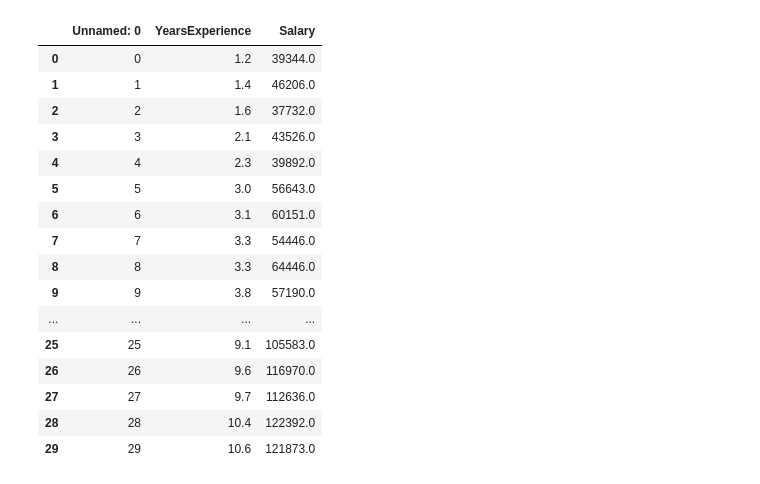
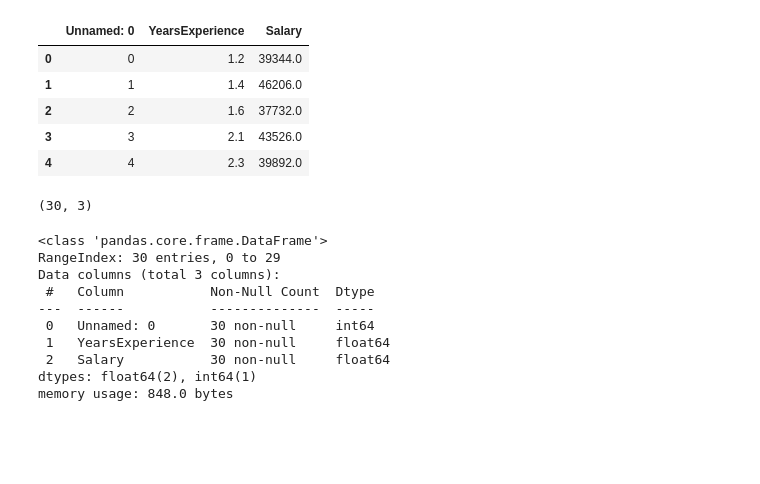
Before and after one commit to Phaneendra-Bottu/Kaggle, a Jupyter notebook: salaryPredction-linear-regression.ipynb, the cells around one changed output. Drawn from its saved outputs; the diff is of its cells as text; code cells hidden in the pictures; blank space fills up the shorter version.

Commit message:
Kaggle Notebook | SalaryPredction-Linear-Regression | Version 2

```diff
--- a/salaryPredction-linear-regression.ipynb
+++ b/salaryPredction-linear-regression.ipynb
@@ -9,22 +7,28 @@ from sklearn.metrics import accuracy_score
 # %%
 data = pd.read_csv("/kaggle/input/salary-dataset-simple-linear-regression/Salary_dataset.csv")
 # %%
-data
+data.head()
 # %% [output]
 |  | Unnamed: 0 | YearsExperience | Salary |
 | 0 | 0 | 1.2 | 39344.0 |
 | 1 | 1 | 1.4 | 46206.0 |
 | 2 | 2 | 1.6 | 37732.0 |
 | 3 | 3 | 2.1 | 43526.0 |
 | 4 | 4 | 2.3 | 39892.0 |
-| 5 | 5 | 3.0 | 56643.0 |
-| 6 | 6 | 3.1 | 60151.0 |
-| 7 | 7 | 3.3 | 54446.0 |
-| 8 | 8 | 3.3 | 64446.0 |
-| 9 | 9 | 3.8 | 57190.0 |
-| ... | ... | ... | ... |
-| 25 | 25 | 9.1 | 105583.0 |
-| 26 | 26 | 9.6 | 116970.0 |
-| 27 | 27 | 9.7 | 112636.0 |
-| 28 | 28 | 10.4 | 122392.0 |
-| 29 | 29 | 10.6 | 121873.0 |
+# %%
+data.shape
+# %% [output]
+(30, 3)
+# %%
+data.info()
+# %% [output]
+<class 'pandas.core.frame.DataFrame'>
+RangeIndex: 30 entries, 0 to 29
+Data columns (total 3 columns):
+ #   Column           Non-Null Count  Dtype
+---  ------           --------------  -----
+ 0   Unnamed: 0       30 non-null     int64
+ 1   YearsExperience  30 non-null     float64
+ 2   Salary           30 non-null     float64
+dtypes: float64(2), int64(1)
+memory usage: 848.0 bytes
```
Also changed, not shown: parts of 11 cells of this notebook.
